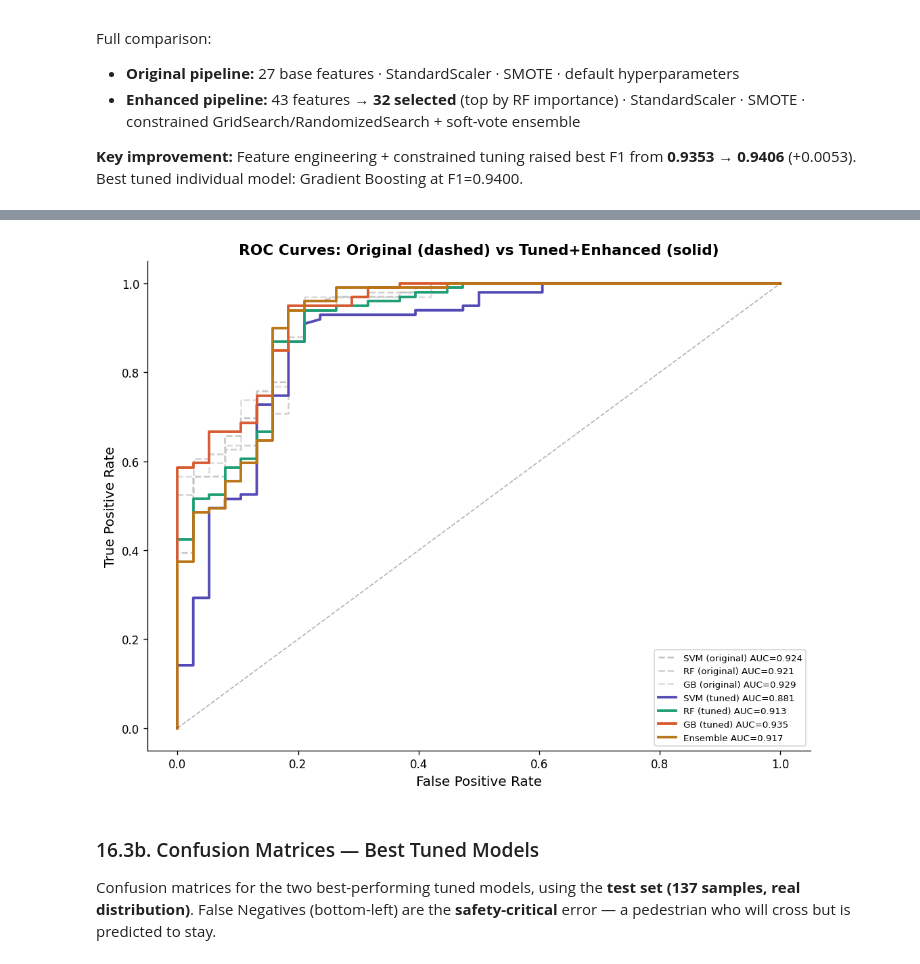
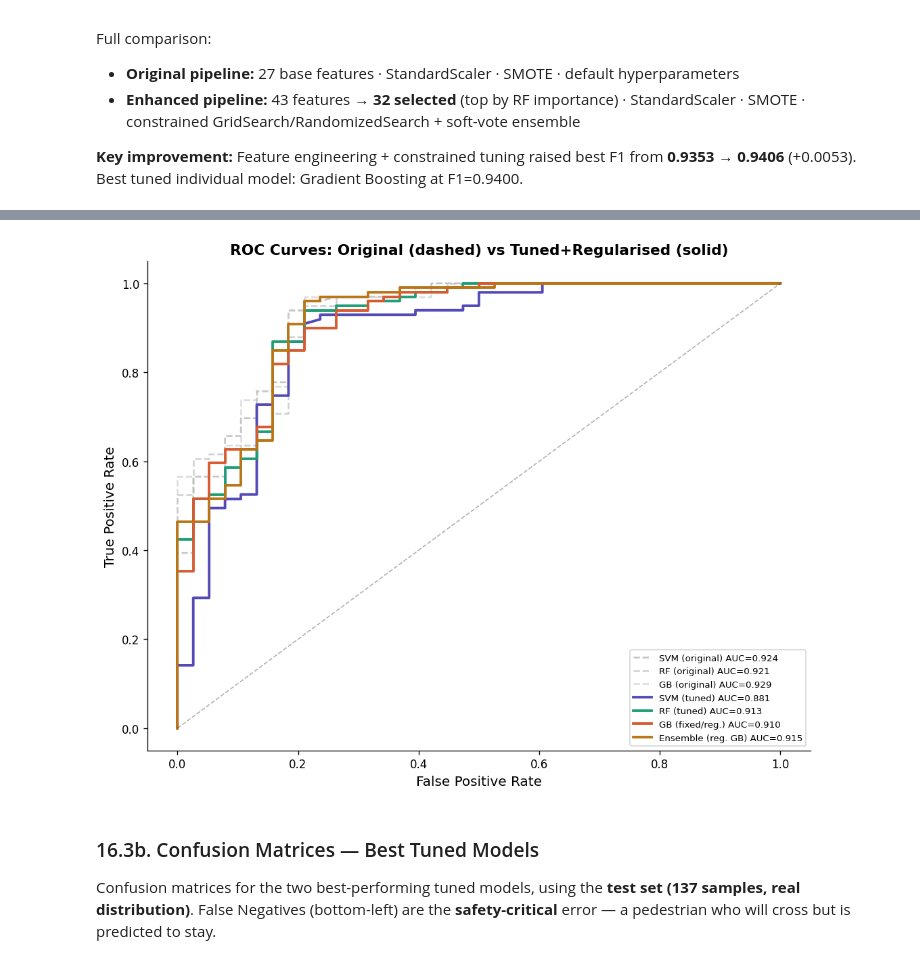
Before and after one commit to Fayyaziii332/pedestrian_intent_prediction_ML_Project, a Jupyter notebook: Pedestrian_Intent_ML.ipynb, the cells around one changed output, grey strips where cells are left out. Cells and saved outputs as stored; diff of their text form; code cells hidden in the pictures.

```diff
--- a/Pedestrian_Intent_ML.ipynb
+++ b/Pedestrian_Intent_ML.ipynb
@@ -1469,19 +1692,22 @@ so the best-generalising model has more influence.
 
 **Threshold optimisation** — sweeps 0.20-0.80 on val set, applies best to test.
 # %%
-# 15.1  Soft-Voting Ensemble -- weights proportional to val F1
+# 15.1  Soft-Voting Ensemble — uses gb_fixed (regularised GB)
 from sklearn.ensemble import VotingClassifier
 
+# Weights proportional to validation F1
 w_svm = svm_tuned["f1_val"]
 w_rf  = rf_tuned["f1_val"]
-w_gb  = gb_tuned["f1_val"]
+w_gb  = gb_fixed_res["f1_val"]   # use fixed GB val F1 for weighting
 total = w_svm + w_rf + w_gb
 ens_weights = [w_svm/total, w_rf/total, w_gb/total]
-print("Ensemble weights (by val F1):  SVM={:.3f}  RF={:.3f}  GB={:.3f}".format(
+print("Ensemble weights:  SVM={:.3f}  RF={:.3f}  GB(fixed)={:.3f}".format(
     *ens_weights))
 
+# VotingClassifier retrains all estimators on Xe_train
+# gb_fixed hyperparams (depth=3, subsample=0.75) provide regularisation
 ensemble = VotingClassifier(
-    estimators=[("svm", best_svm), ("rf", best_rf), ("gb", best_gb)],
+    estimators=[("svm", best_svm), ("rf", best_rf), ("gb", gb_fixed)],
     voting="soft", weights=ens_weights, n_jobs=-1)
 ensemble.fit(Xe_train, ye_train)
 
@@ -1494,7 +1720,7 @@ ens_res = {
     "f1_val": f1_score(ye_val, ensemble.predict(Xe_val)),
     "cv_f1":  None,
 }
-print("Soft-Voting Ensemble (val-weighted):")
+print("Soft-Voting Ensemble (val-weighted, regularised GB):")
 print("  Acc={:.4f}  F1={:.4f}  ValF1={:.4f}  AUC={:.4f}".format(
     ens_res["acc"], ens_res["f1"], ens_res["f1_val"], ens_res["auc"]))
 
@@ -1510,10 +1736,10 @@ def opt_threshold(model, Xv, yv, Xt, yt):
 
 print("\nThreshold-optimised results (threshold found on val, applied to test):")
 thr_res = {}
-for label, model in [("SVM (tuned)", best_svm),
-                      ("RF (tuned)",  best_rf),
-                      ("GB (tuned)",  best_gb),
-                      ("Ensemble",    ensemble)]:
+for label, model in [("SVM (tuned)",  best_svm),
+                      ("RF (tuned)",   best_rf),
+                      ("GB (fixed)",   gb_fixed),
+                      ("Ensemble",     ensemble)]:
     t, f1o, acco, auco = opt_threshold(model, Xe_val, ye_val, Xe_test, ye_test)
     thr_res[label] = {"t": t, "f1": f1o, "acc": acco, "auc": auco}
     print("  {:<22}  threshold={:.2f}  F1={:.4f}  Acc={:.4f}".format(
@@ -1654,45 +1891,45 @@ plt.show()
 # %%
-# 16.3  ROC comparison: dashed = original, solid = tuned
-# y_test == ye_test (same random_state=42 -> same samples) so original y_proba is valid
+# 16.3  ROC comparison: dashed = original, solid = tuned/regularised
 fig, ax = plt.subplots(figsize=(9, 7))
 
 orig_pairs = [
     ("SVM (original)", results["SVM (RBF kernel)"]["y_proba"]),
     ("RF (original)",  results["Random Forest"]["y_proba"]),
     ("GB (original)",  results["Gradient Boosting"]["y_proba"]),
 ]
 tuned_pairs = [
-    ("SVM (tuned)",  y_proba_svm),
-    ("RF (tuned)",   y_proba_rf),
-    ("GB (tuned)",   y_proba_gb),
-    ("Ensemble",     y_proba_ens),
+    ("SVM (tuned)",        y_proba_svm),
+    ("RF (tuned)",         y_proba_rf),
+    ("GB (fixed/reg.)",    y_proba_fixed),   # regularised GB
+    ("Ensemble (reg. GB)", y_proba_ens),
 ]
 orig_colors  = ["#aaaaaa", "#bbbbbb", "#cccccc"]
 tuned_colors = ["#534AB7", "#1D9E75", "#D85A30", "#BA7517"]
 
 for (nm, yp), col in zip(orig_pairs, orig_colors):
     fpr, tpr, _ = roc_curve(y_test, yp)
     auc_v = roc_auc_score(y_test, yp)
     ax.plot(fpr, tpr, "--", color=col, lw=1.5, alpha=0.7,
             label="{} AUC={:.3f}".format(nm, auc_v))
 
 for (nm, yp), col in zip(tuned_pairs, tuned_colors):
     fpr, tpr, _ = roc_curve(ye_test, yp)
     auc_v = roc_auc_score(ye_test, yp)
     ax.plot(fpr, tpr, "-", color=col, lw=2.3,
             label="{} AUC={:.3f}".format(nm, auc_v))
 
 ax.plot([0,1],[0,1], "k--", lw=1, alpha=0.3)
 ax.set_xlabel("False Positive Rate", fontsize=12)
 ax.set_ylabel("True Positive Rate",  fontsize=12)
-ax.set_title("ROC Curves: Original (dashed) vs Tuned+Enhanced (solid)",
-             fontsize=13, fontweight="bold")
+ax.set_title(
+    "ROC Curves: Original (dashed) vs Tuned+Regularised (solid)",
+    fontsize=13, fontweight="bold")
 ax.legend(fontsize=8, loc="lower right")
 plt.tight_layout()
 plt.savefig(OUT_DIR/"16_roc_comparison.png", dpi=150, bbox_inches="tight")
 plt.show()
 # %% [output]
-[figure, old version]
+[figure, new version]
 # %% [markdown]
 ### 16.3b. Confusion Matrices — Best Tuned Models
 
```
Also changed, not shown: parts of 22 cells of this notebook, 1 other file.
